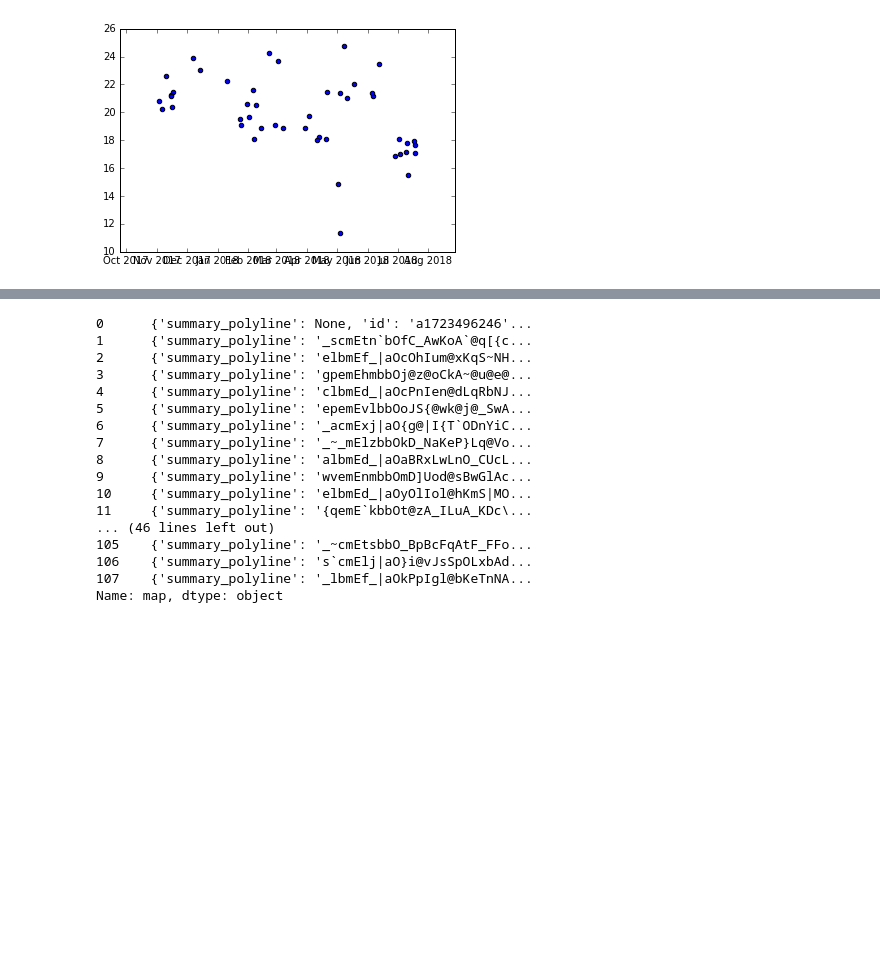
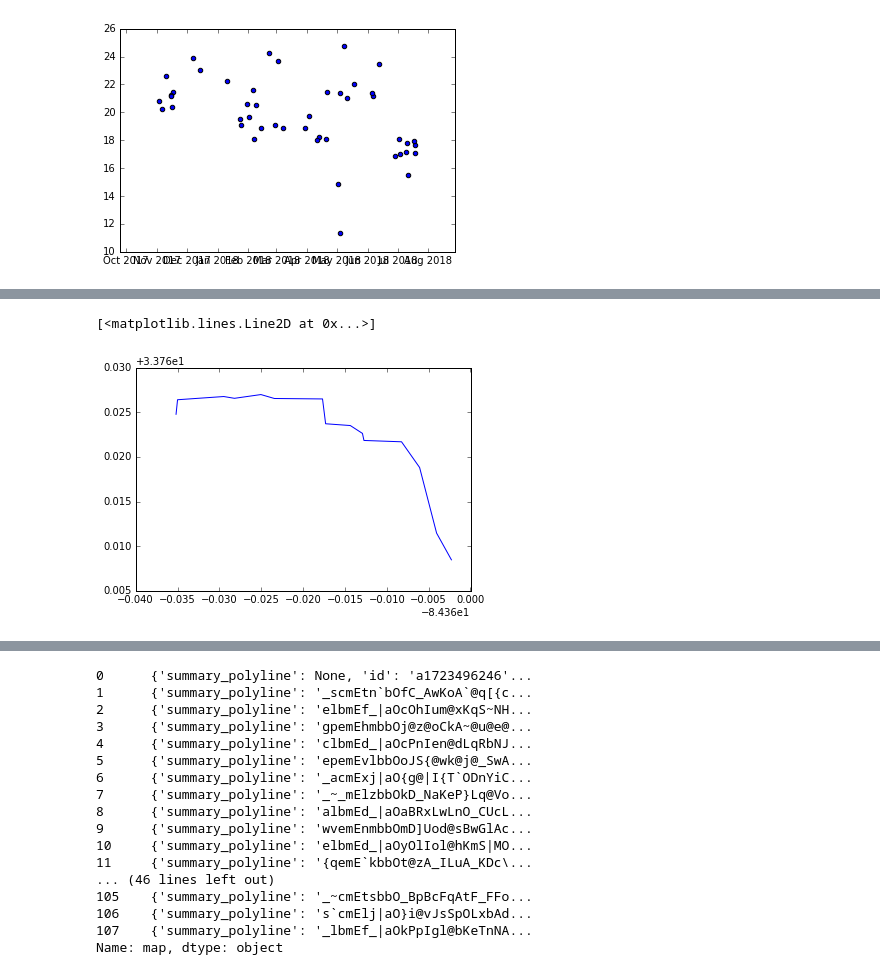
Before and after one commit to gtcooke94/commute_analysis, a Jupyter notebook: analysis.ipynb, the cells around one changed output, grey strips where cells are left out. Saved outputs shown, nothing was run; the diff lists cells and outputs as text; code cells hidden in the pictures; blank space fills up the shorter version.

Commit message:
Plotting lat/lng paths

```diff
--- a/analysis.ipynb
+++ b/analysis.ipynb
@@ -86,0 +74,8 @@ plt.plot(test)
+# %%
+pl = strava_data['map'][21]["summary_polyline"]
+test = polyline.decode(pl)
+test2 = list((zip(*test)))
+plt.plot(test2[1], test2[0])
+# %% [output]
+[<matplotlib.lines.Line2D at 0x...>]
+[figure, added]
```
Also changed, not shown: parts of 8 cells of this notebook.
